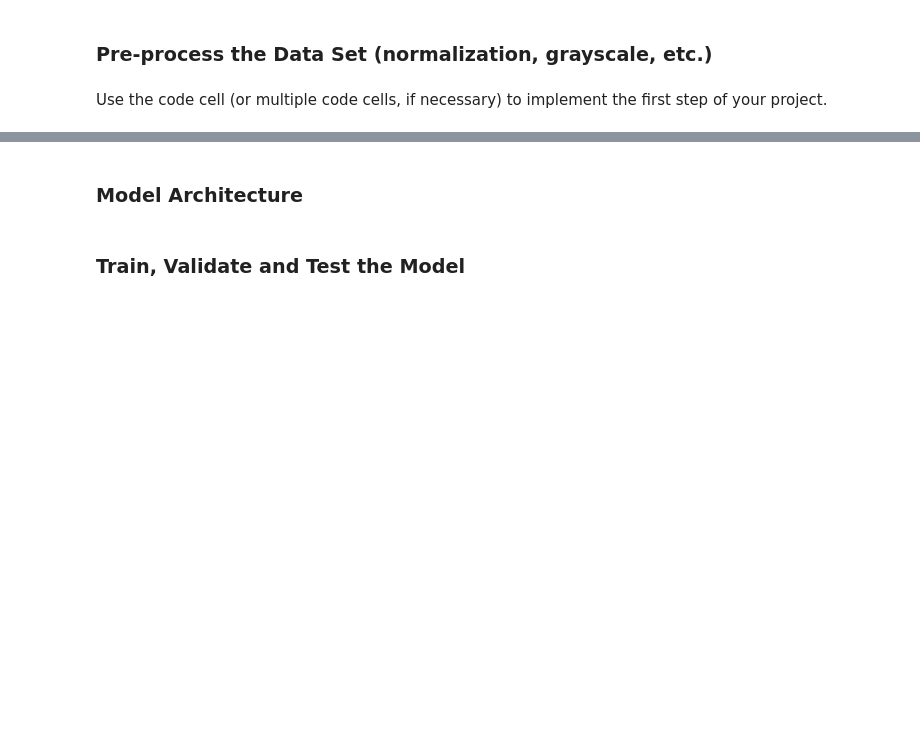
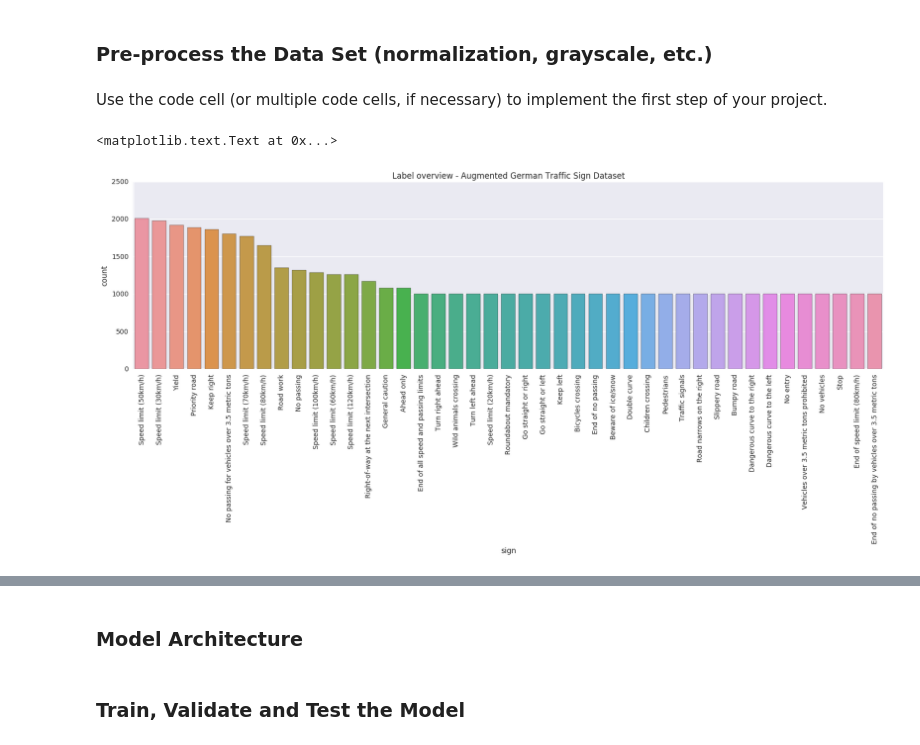
Before and after one commit to datadominik/selfdrivingcar, a Jupyter notebook: CarND-Traffic-Sign-Classifier-Project/Traffic_Sign_Classifier.ipynb, the cells around one changed output, grey strips where cells are left out. Cells and saved outputs as stored; diff of their text form; code cells hidden in the pictures; blank space fills up the shorter version.

```diff
--- a/CarND-Traffic-Sign-Classifier-Project/Traffic_Sign_Classifier.ipynb
+++ b/CarND-Traffic-Sign-Classifier-Project/Traffic_Sign_Classifier.ipynb
@@ -181,0 +194,43 @@ X_test = (X_test - training_mean) / training_std
+# %%
+### Upsample the dataset with augmentation, so that every class is represented by at least 1000 examples
+
+X_aug = []
+y_aug = []
+
+min_count = 1000
+
+for n_class in range(n_classes):
+    class_idxs = np.arange(len(X_train))[y_train==n_class]
+    class_count = len(class_idxs)
+    if(class_count < min_count):
+
+        delta = min_count - class_count
+
+        for i in range(delta):
+            img = X_train[class_idxs[np.random.randint(len(class_idxs))]]
+            img = aug_rotate(img)
+            img = aug_zoom(img)
+
+            X_aug.append(img)
+            y_aug.append(n_class)
+
+X_aug = np.asarray(X_aug)
+y_aug = np.asarray(y_aug)
+
+X_train = np.vstack([X_train,X_aug])
+y_train = np.hstack([y_train,y_aug])
+# %%
+### Check the class distribution now to validate the upsampling
+
+plt.figure(figsize=(20,5))
+train_counts = np.unique(y_train,return_counts=True)
+train_counts = pd.DataFrame(np.array(train_counts).T,columns=["sign","count"])
+train_counts["sign"] = train_counts["sign"].apply(lambda x: sign_names[sign_names['ClassId']==x]['SignName'].iloc[0])
+
+sns.barplot(data=train_counts.sort_values(by="count",ascending=False),x="sign",y="count")
+plt.xticks(rotation=90)
+plt.ylabel('count')
+plt.title("Label overview - Augmented German Traffic Sign Dataset")
+# %% [output]
+<matplotlib.text.Text at 0x...>
+[figure, added]
```
Also changed, not shown: parts of 33 cells of this notebook, 2 other files.
